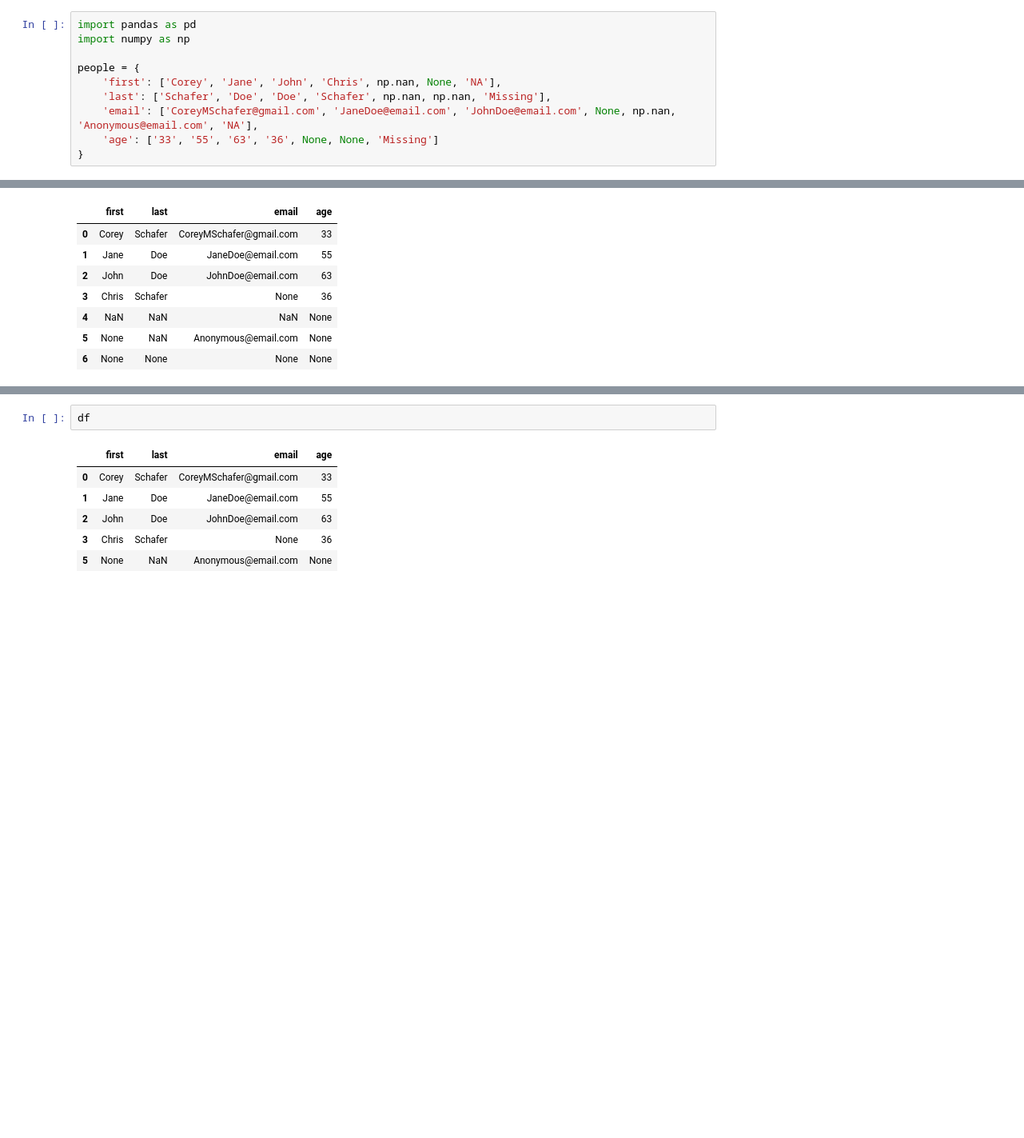
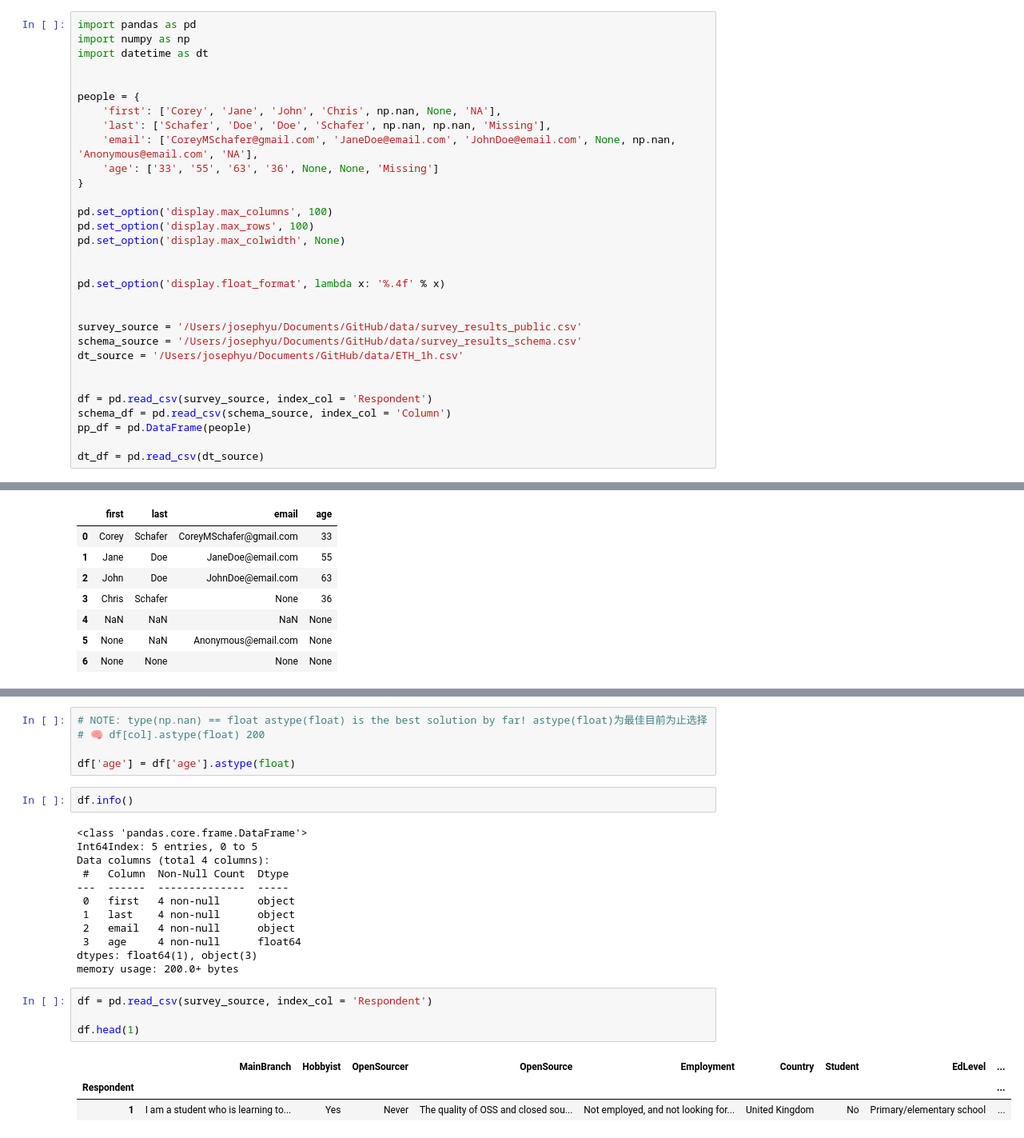
Before and after one commit to JosephZYU/Python-5-pandas, a Jupyter notebook: 95.pandas_review (missing values).ipynb, the cells around one changed output, grey strips where cells are left out. Shown: that part at 80% size. Saved outputs shown, nothing was run; the diff lists cells and outputs as text; blank space fills up the shorter version.

```diff
--- a/95.pandas_review (missing values).ipynb
+++ b/95.pandas_review (missing values).ipynb
@@ -1,6 +1,8 @@
 # %%
 import pandas as pd
 import numpy as np
+import datetime as dt
+
 
 people = {
     'first': ['Corey', 'Jane', 'John', 'Chris', np.nan, None, 'NA'],
@@ -8,5 +10,24 @@ people = {
     'email': ['CoreyMSchafer@gmail.com', 'JaneDoe@email.com', 'JohnDoe@email.com', None, np.nan, 'Anonymous@email.com', 'NA'],
     'age': ['33', '55', '63', '36', None, None, 'Missing']
 }
+
+pd.set_option('display.max_columns', 100)
+pd.set_option('display.max_rows', 100)
+pd.set_option('display.max_colwidth', None)
+
+
+pd.set_option('display.float_format', lambda x: '%.4f' % x)
+
+
+survey_source = '/Users/josephyu/Documents/GitHub/data/survey_results_public.csv'
+schema_source = '/Users/josephyu/Documents/GitHub/data/survey_results_schema.csv'
+dt_source = '/Users/josephyu/Documents/GitHub/data/ETH_1h.csv'
+
+
+df = pd.read_csv(survey_source, index_col = 'Respondent')
+schema_df = pd.read_csv(schema_source, index_col = 'Column')
+pp_df = pd.DataFrame(people)
+
+dt_df = pd.read_csv(dt_source)
 # %%
 # 🧭🧭 Two major scenarios of null (na) values
@@ -95,9 +125,27 @@ df.dropna(
+# %%
+# NOTE: type(np.nan) == float astype(float) is the best solution by far! astype(float)为最佳目前为止选择
+# 🧠 df[col].astype(float) 200
+
+df['age'] = df['age'].astype(float)
 # %%
-df
+df.info()
 # %% [output]
-|  | first | last | email | age |
-| 0 | Corey | Schafer | CoreyMSchafer@gmail.com | 33 |
-| 1 | Jane | Doe | JaneDoe@email.com | 55 |
-| 2 | John | Doe | JohnDoe@email.com | 63 |
-| 3 | Chris | Schafer | None | 36 |
-| 5 | None | NaN | Anonymous@email.com | None |
+<class 'pandas.core.frame.DataFrame'>
+Int64Index: 5 entries, 0 to 5
+Data columns (total 4 columns):
+ #   Column  Non-Null Count  Dtype
+---  ------  --------------  -----
+ 0   first   4 non-null      object
+ 1   last    4 non-null      object
+ 2   email   4 non-null      object
+ 3   age     4 non-null      float64
+dtypes: float64(1), object(3)
+memory usage: 200.0+ bytes
+# %%
+df = pd.read_csv(survey_source, index_col = 'Respondent')
+
+df.head(1)
+# %% [output]
+|  | MainBranch | Hobbyist | OpenSourcer | OpenSource | Employment | Country | Student | EdLevel | ... |
+| Respondent |  |  |  |  |  |  |  |  | ... |
+| 1 | I am a student who is learning to... | Yes | Never | The quality of OSS and closed sou... | Not employed, and not looking for... | United Kingdom | No | Primary/elementary school | ... |
```
Also changed, not shown: parts of 10 cells of this notebook, 1 other file.
